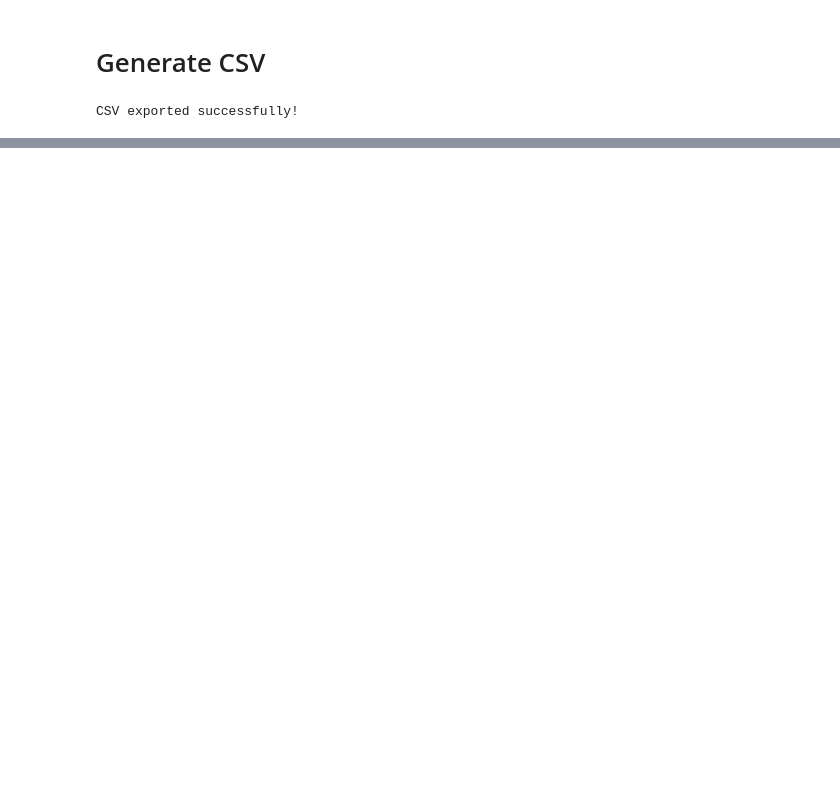
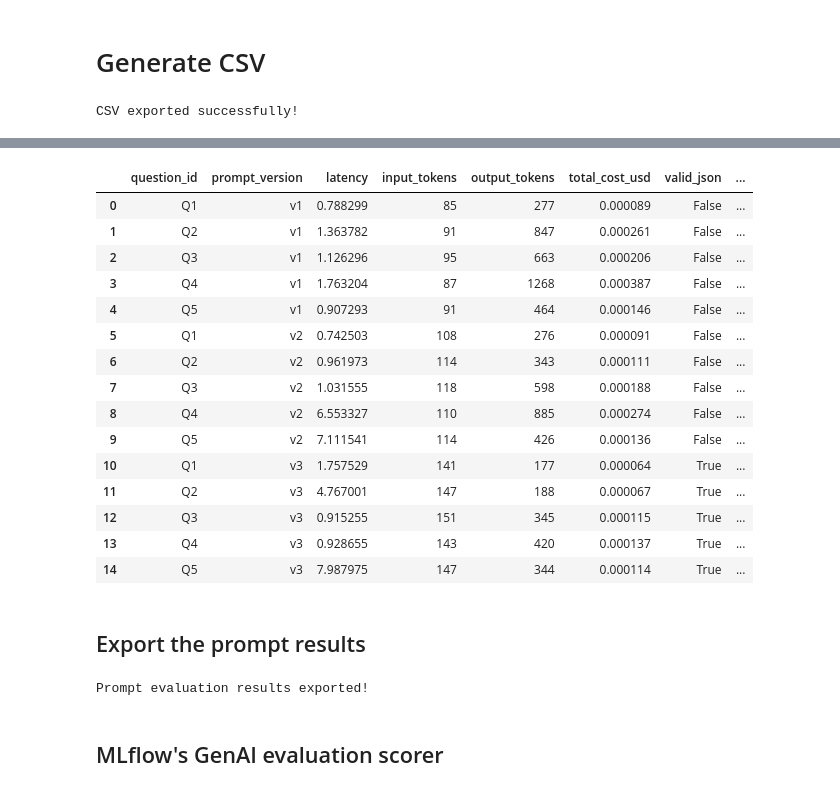
Before and after one commit to dwai86/LLMops, a Jupyter notebook: notebooks/LLMops.ipynb, the cells around one changed output, grey strips where cells are left out. Saved outputs shown, nothing was run; the diff lists cells and outputs as text; code cells hidden in the pictures; blank space fills up the shorter version.

```diff
--- a/notebooks/LLMops.ipynb
+++ b/notebooks/LLMops.ipynb
@@ -312,0 +439,11 @@ latency_summary.to_csv(
+# %%
+os.makedirs("../prompts", exist_ok=True)
+
+for version, template in prompt_templates.items():
+
+    file_path = f"../prompts/prompt_{version}.txt"
+
+    with open(file_path, "w", encoding="utf-8") as f:
+        f.write(template.strip())
+
+print("All three prompt templates saved successfully!")
@@ -312,0 +535,10 @@ latency_summary.to_csv(
+# %%
+for label, version in prompt_versions.items():
+
+    prompt = mlflow.genai.load_prompt(
+        f"prompts:/{PROMPT_NAME}/{version}"
+    )
+
+    print(f"\n{label} - MLflow Version {version}")
+    print("-" * 50)
+    print(prompt.template)
@@ -312,0 +829,49 @@ latency_summary.to_csv(
+# %%
+prompt_results_df = pd.DataFrame(all_eval_results)
+
+display(
+    prompt_results_df[
+        [
+            "question_id",
+            "prompt_version",
+            "latency",
+            "input_tokens",
+            "output_tokens",
+            "total_cost_usd",
+            "valid_json",
+            "response_status"
+        ]
+    ]
+)
+# %% [output]
+|  | question_id | prompt_version | latency | input_tokens | output_tokens | total_cost_usd | valid_json | ... |
+| 0 | Q1 | v1 | 0.788299 | 85 | 277 | 0.000089 | False | ... |
+| 1 | Q2 | v1 | 1.363782 | 91 | 847 | 0.000261 | False | ... |
+| 2 | Q3 | v1 | 1.126296 | 95 | 663 | 0.000206 | False | ... |
+| 3 | Q4 | v1 | 1.763204 | 87 | 1268 | 0.000387 | False | ... |
+| 4 | Q5 | v1 | 0.907293 | 91 | 464 | 0.000146 | False | ... |
+| 5 | Q1 | v2 | 0.742503 | 108 | 276 | 0.000091 | False | ... |
+| 6 | Q2 | v2 | 0.961973 | 114 | 343 | 0.000111 | False | ... |
+| 7 | Q3 | v2 | 1.031555 | 118 | 598 | 0.000188 | False | ... |
+| 8 | Q4 | v2 | 6.553327 | 110 | 885 | 0.000274 | False | ... |
+| 9 | Q5 | v2 | 7.111541 | 114 | 426 | 0.000136 | False | ... |
+| 10 | Q1 | v3 | 1.757529 | 141 | 177 | 0.000064 | True | ... |
+| 11 | Q2 | v3 | 4.767001 | 147 | 188 | 0.000067 | True | ... |
+| 12 | Q3 | v3 | 0.915255 | 151 | 345 | 0.000115 | True | ... |
+| 13 | Q4 | v3 | 0.928655 | 143 | 420 | 0.000137 | True | ... |
+| 14 | Q5 | v3 | 7.987975 | 147 | 344 | 0.000114 | True | ... |
+# %% [markdown]
+## Export the prompt results
+# %%
+os.makedirs("../outputs", exist_ok=True)
+
+prompt_results_df.to_csv(
+    "../outputs/prompt_evaluation_results.csv",
+    index=False
+)
+
+print("Prompt evaluation results exported!")
+# %% [output]
+Prompt evaluation results exported!
+# %% [markdown]
+## MLflow's GenAI evaluation scorer
```
Also changed, not shown: parts of 46 cells of this notebook, 16 other files.
